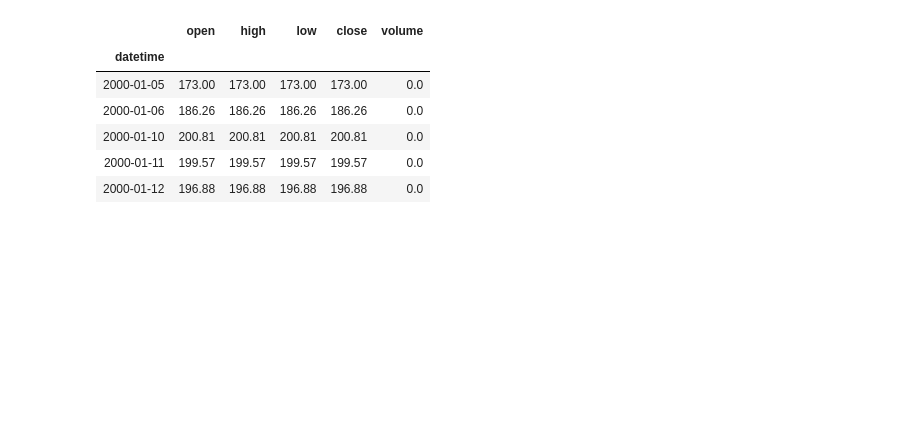
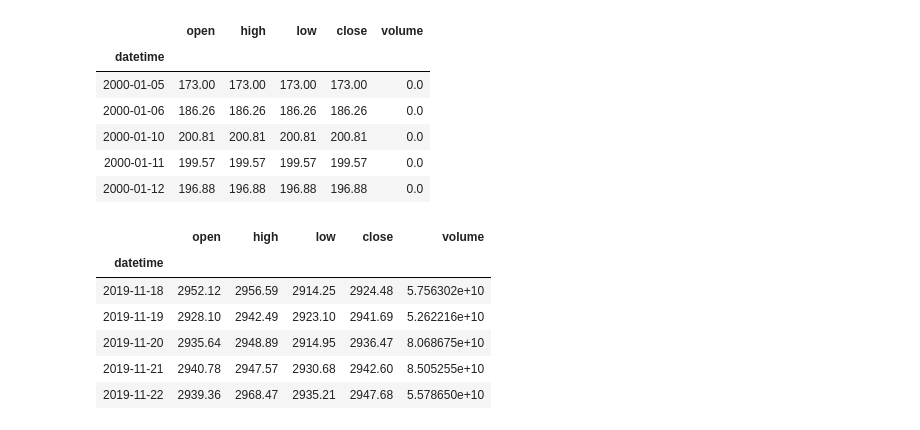
Before and after one commit to mozzherina/cherimoya, a Jupyter notebook: atParallel.ipynb, the cells around one changed output. Saved outputs shown, nothing was run; the diff lists cells and outputs as text; code cells hidden in the pictures; blank space fills up the shorter version.

```diff
--- a/atParallel.ipynb
+++ b/atParallel.ipynb
@@ -30,6 +30,16 @@ df.head()
 | 2000-01-10 | 200.81 | 200.81 | 200.81 | 200.81 | 0.0 |
 | 2000-01-11 | 199.57 | 199.57 | 199.57 | 199.57 | 0.0 |
 | 2000-01-12 | 196.88 | 196.88 | 196.88 | 196.88 | 0.0 |
+# %%
+df.tail()
+# %% [output]
+|  | open | high | low | close | volume |
+| datetime |  |  |  |  |  |
+| 2019-11-18 | 2952.12 | 2956.59 | 2914.25 | 2924.48 | 5.756302e+10 |
+| 2019-11-19 | 2928.10 | 2942.49 | 2923.10 | 2941.69 | 5.262216e+10 |
+| 2019-11-20 | 2935.64 | 2948.89 | 2914.95 | 2936.47 | 8.068675e+10 |
+| 2019-11-21 | 2940.78 | 2947.57 | 2930.68 | 2942.60 | 8.505255e+10 |
+| 2019-11-22 | 2939.36 | 2968.47 | 2935.21 | 2947.68 | 5.578650e+10 |
 # %%
 PROCESSES = multiprocessing.cpu_count() - 1
 result = {}
```
Also changed, not shown: parts of 2 cells of this notebook.
